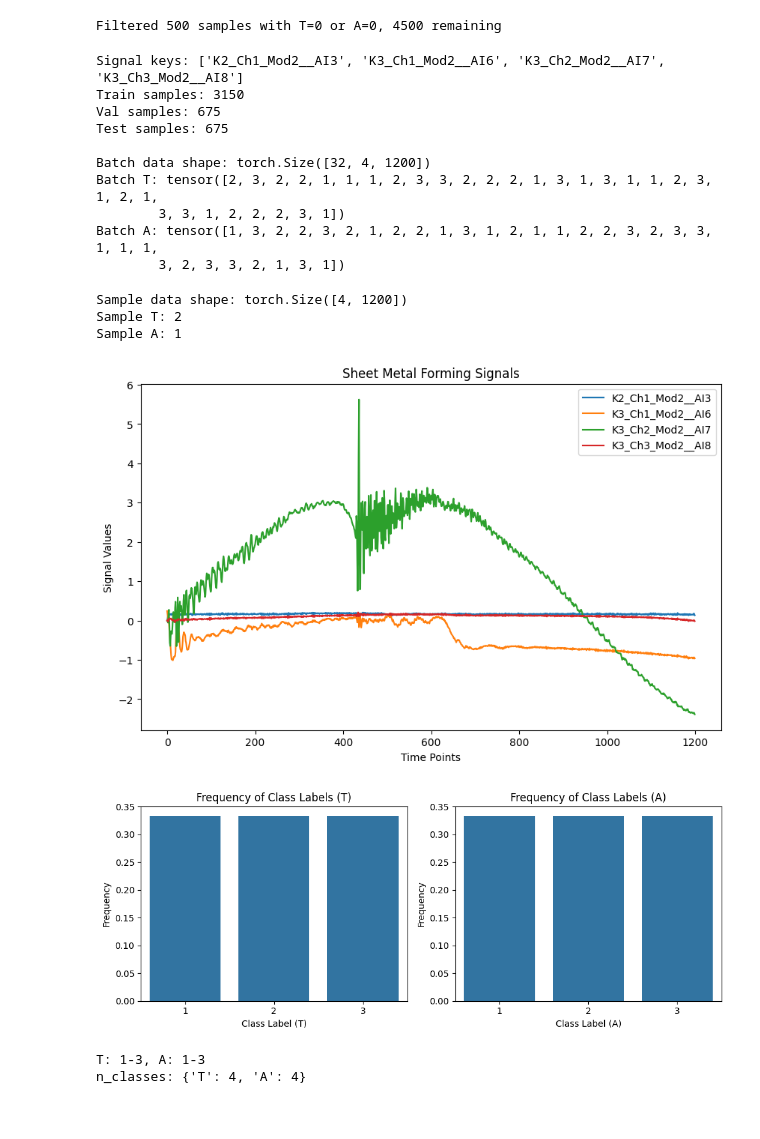
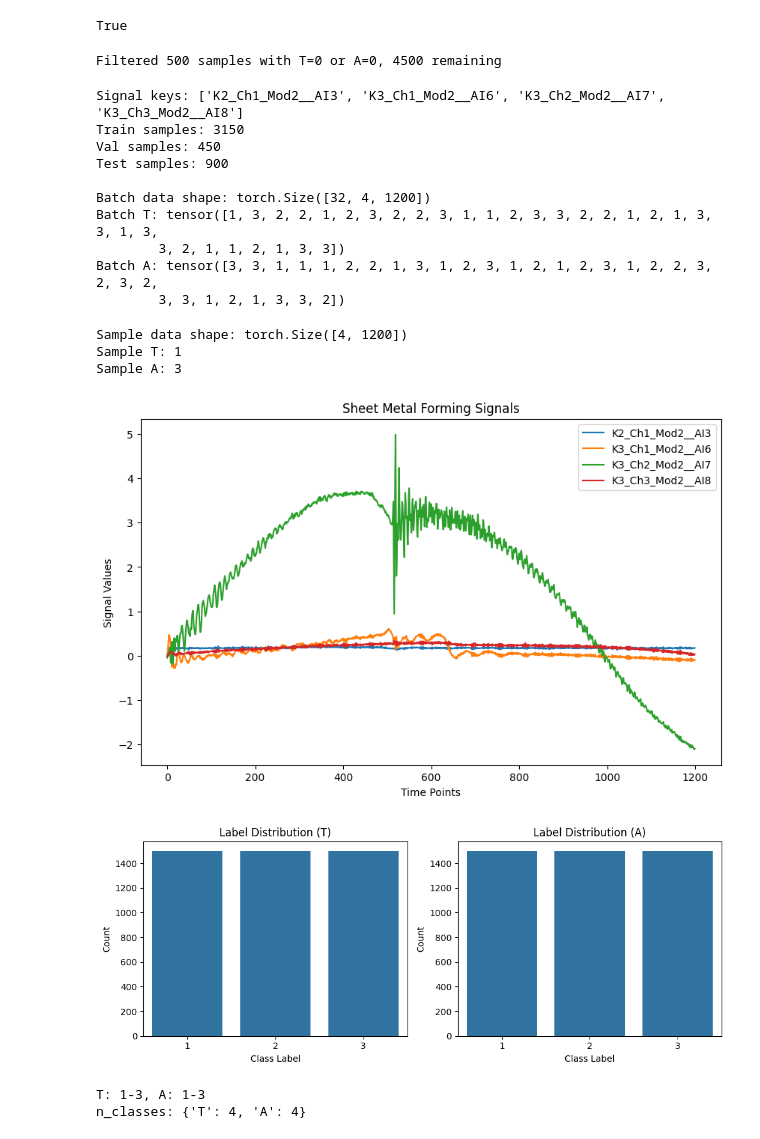
Before and after one commit to felixdivo/sheet-metal-forming-measurement-comparison, a Jupyter notebook: eval-models.ipynb, the cells around one changed output. Saved outputs shown, nothing was run; the diff lists cells and outputs as text; code cells hidden in the pictures.

```diff
--- a/eval-models.ipynb
+++ b/eval-models.ipynb
@@ -21,6 +23,10 @@ torch.manual_seed(42)
 np.random.seed(42)
 
 torch.set_float32_matmul_precision("medium")
+# %%
+wandb.login()
+# %% [output]
+True
 # %%
 CHANNEL_NAMES = ["time_s",
                  "K1_Ch1_Mod2/AI0",  # Rondenschnitt direkt
@@ -80,7 +86,7 @@ class SheetMetalDataModule(LightningDataModule):
         batch_size: int = 32,
         num_workers: int = 4,
         train_ratio: float = 0.7,
-        val_ratio: float = 0.15,
+        val_ratio: float = 0.1,
         seed: int = 42,
     ):
         super().__init__()
@@ -110,7 +116,8 @@ class SheetMetalDataModule(LightningDataModule):
         valid_mask = (metadata["T"] != 0) & (metadata["A"] != 0)
         data = data[valid_mask]
         metadata = {k: v[valid_mask] for k, v in metadata.items()}
-        print(f"Filtered {(~valid_mask).sum()} samples with T=0 or A=0, {valid_mask.sum()} remaining")
+        print(
+            f"Filtered {(~valid_mask).sum()} samples with T=0 or A=0, {valid_mask.sum()} remaining")
 
         # Reproducible shuffle and split
         rng = np.random.default_rng(self.seed)
@@ -176,14 +183,14 @@ print(f"Batch A: {batch['A']}")
 # %% [output]
 Signal keys: ['K2_Ch1_Mod2__AI3', 'K3_Ch1_Mod2__AI6', 'K3_Ch2_Mod2__AI7', 'K3_Ch3_Mod2__AI8']
 Train samples: 3150
-Val samples: 675
-Test samples: 675
+Val samples: 450
+Test samples: 900
 
 Batch data shape: torch.Size([32, 4, 1200])
-Batch T: tensor([2, 3, 2, 2, 1, 1, 1, 2, 3, 3, 2, 2, 2, 1, 3, 1, 3, 1, 1, 2, 3, 1, 2, 1,
-        3, 3, 1, 2, 2, 2, 3, 1])
-Batch A: tensor([1, 3, 2, 2, 3, 2, 1, 2, 2, 1, 3, 1, 2, 1, 1, 2, 2, 3, 2, 3, 3, 1, 1, 1,
-        3, 2, 3, 3, 2, 1, 3, 1])
+Batch T: tensor([1, 3, 2, 2, 1, 2, 3, 2, 2, 3, 1, 1, 2, 3, 3, 2, 2, 1, 2, 1, 3, 3, 1, 3,
+        3, 2, 1, 1, 2, 1, 3, 3])
+Batch A: tensor([3, 3, 1, 1, 1, 2, 2, 1, 3, 1, 2, 3, 1, 2, 1, 2, 3, 1, 2, 2, 3, 2, 3, 2,
+        3, 3, 1, 2, 1, 3, 3, 2])
 # %%
 # Show one instance
 sample = data_module.train_dataset[0]
@@ -200,30 +207,30 @@ plt.legend()
 plt.show()
 # %% [output]
 Sample data shape: torch.Size([4, 1200])
-Sample T: 2
-Sample A: 1
+Sample T: 1
+Sample A: 3
-[figure, old version]
+[figure, new version]
 # %%
 # Plot class label frequencies for T, A
 fig, axes = plt.subplots(1, 2, figsize=(10, 4))
 
 for ax, label in zip(axes, ["T", "A"]):
     all_labels = torch.cat([
         getattr(data_module.train_dataset, label),
         getattr(data_module.val_dataset, label),
         getattr(data_module.test_dataset, label),
     ])
     unique, counts = torch.unique(all_labels, return_counts=True)
-    freq = counts.float() / counts.sum().float()
+    freq = counts.float()
     sns.barplot(x=unique.numpy(), y=freq.numpy(), ax=ax)
-    ax.set_title(f"Frequency of Class Labels ({label})")
-    ax.set_xlabel(f"Class Label ({label})")
-    ax.set_ylabel("Frequency")
+    ax.set_title(f"Label Distribution ({label})")
+    ax.set_xlabel("Class Label")
+    ax.set_ylabel("Count")
 
 plt.tight_layout()
 plt.show()
 # %% [output]
-[figure, old version]
+[figure, new version]
 # %%
 # Train a simple 1d-CNN to predict T, A from signals
 
```
Also changed, not shown: parts of 8 cells of this notebook, 3 other files.
